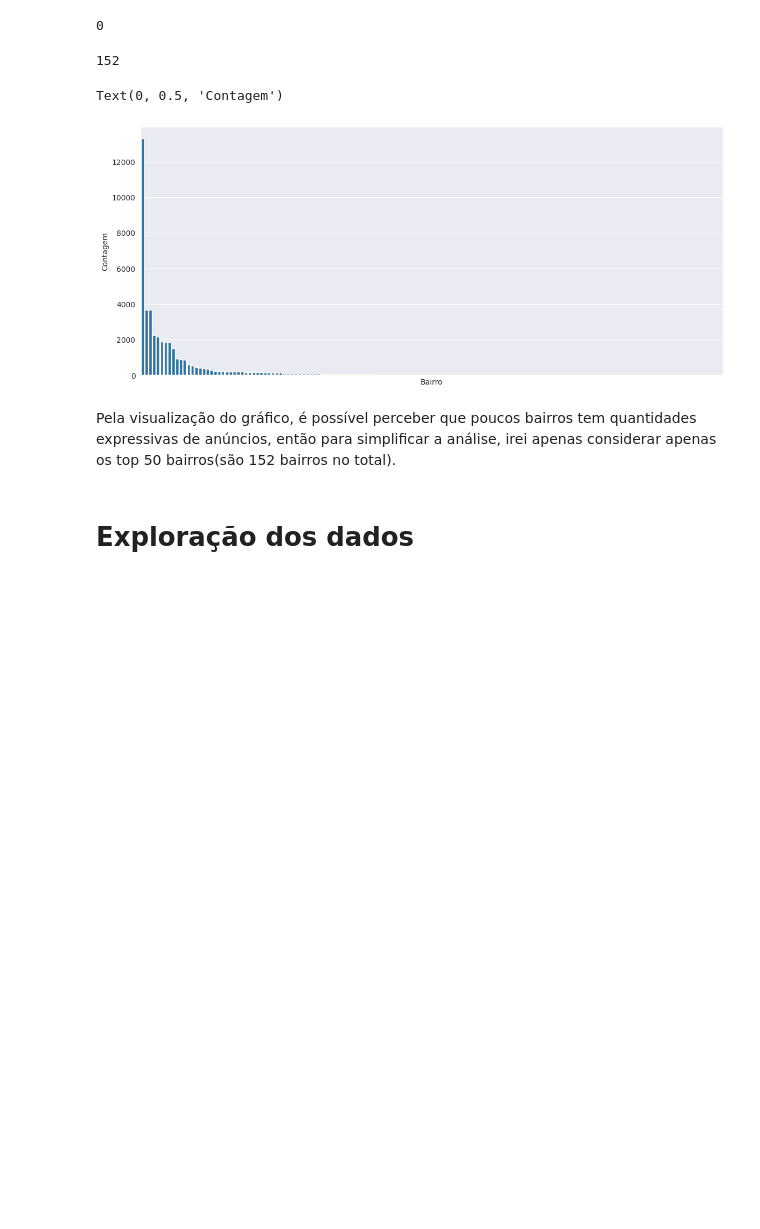
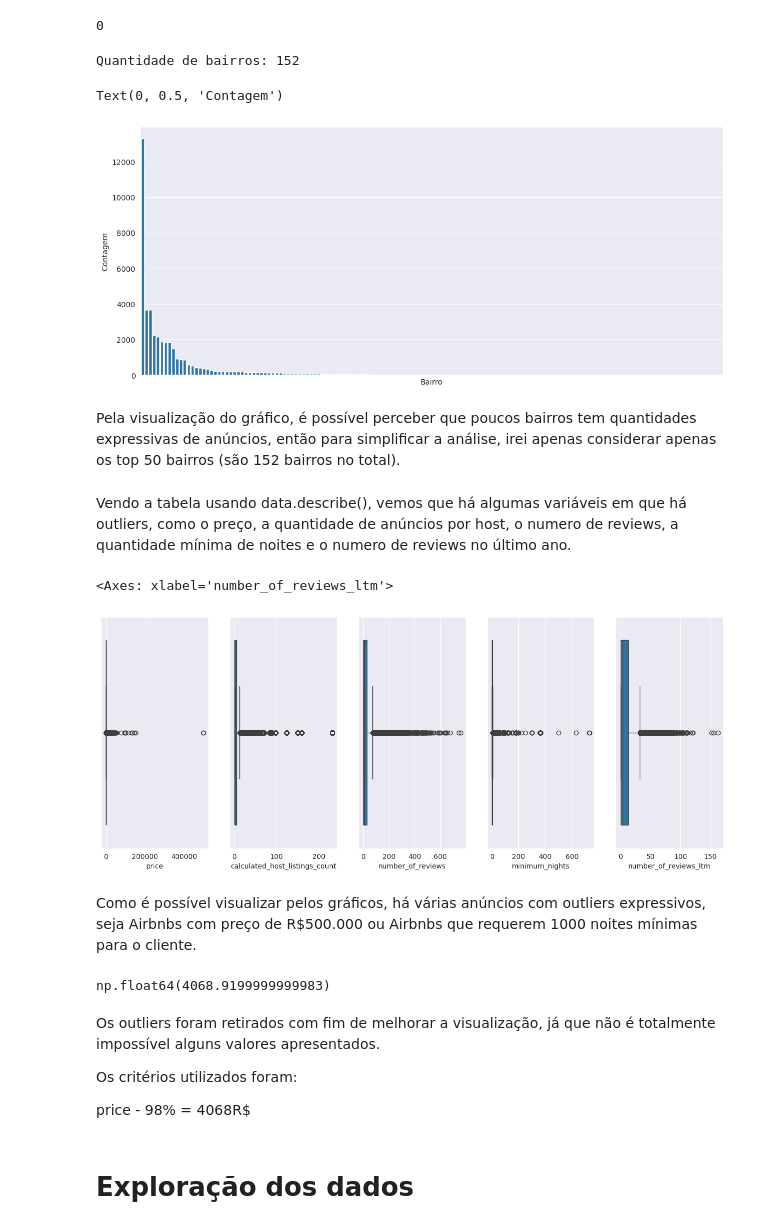
Before and after one commit to pagmaia/datasci-learning-project, a Jupyter notebook: airbnb-analysis.ipynb, the cells around one changed output. Cells and saved outputs as stored; diff of their text form; code cells hidden in the pictures; blank space fills up the shorter version.

```diff
--- a/airbnb-analysis.ipynb
+++ b/airbnb-analysis.ipynb
@@ -83,25 +109,52 @@ print(data.duplicated().sum())
 # %% [output]
 0
 # %%
-# Filtragem dos dados
+# Visualização da quantidade de anúncios por bairro.
 bairros = data["neighbourhood"].value_counts().index
 unicos = data["neighbourhood"].unique()
-print(unicos.size)
+print(f"Quantidade de bairros: {unicos.size}")
 plt.figure(figsize=(14, 6))
 ax = sns.countplot(data = data, x="neighbourhood", order=data["neighbourhood"].value_counts().index)
 ax.set_xticks([])
 ax.set_xlabel("Bairro")
 ax.set_ylabel("Contagem")
 # %% [output]
-152
+Quantidade de bairros: 152
 Text(0, 0.5, 'Contagem')
 [figure]
 # %% [markdown]
-Pela visualização do gráfico, é possível perceber que poucos bairros tem quantidades expressivas de anúncios, então para simplificar a análise, irei apenas considerar apenas os top 50 bairros(são 152 bairros no total).
+Pela visualização do gráfico, é possível perceber que poucos bairros tem quantidades expressivas de anúncios, então para simplificar a análise, irei apenas considerar apenas os top 50 bairros (são 152 bairros no total).
 # %%
 # Filtrando apenas para o top50
 bairros = data["neighbourhood"].value_counts().head(50).index
 data = data[data["neighbourhood"].isin(bairros)]
+# %% [markdown]
+Vendo a tabela usando data.describe(), vemos que há algumas variáveis em que há outliers, como o preço, a quantidade de anúncios por host, o numero de reviews, a quantidade mínima de noites e o numero de reviews no último ano.
+# %%
+# Plotando variáveis com possíveis outliers.
+fig, axes = plt.subplots(ncols=5, figsize=(16, 6))
+
+sns.boxplot(data=data,x="price", ax=axes[0])
+sns.boxplot(data=data, x="calculated_host_listings_count", ax=axes[1])
+sns.boxplot(data=data,x="number_of_reviews", ax=axes[2])
+sns.boxplot(data=data, x="minimum_nights", ax=axes[3])
+sns.boxplot(data=data, x="number_of_reviews_ltm", ax=axes[4])
+# %% [output]
+<Axes: xlabel='number_of_reviews_ltm'>
+[figure, added]
+# %% [markdown]
+Como é possível visualizar pelos gráficos, há várias anúncios com outliers expressivos, seja Airbnbs com preço de R$500.000 ou Airbnbs que requerem 1000 noites mínimas para o cliente.
+# %%
+# Filtragem dos outliers
+data = data[data["price"] <= data["price"].quantile(0.98)]
+# %% [output]
+np.float64(4068.9199999999983)
+# %% [markdown]
+Os outliers foram retirados com fim de melhorar a visualização, já que não é totalmente impossível alguns valores apresentados.
+
+Os critérios utilizados foram:
+
+price - 98% = 4068R$
 # %% [markdown]
 # Exploração dos dados
 # %%
```
Also changed, not shown: parts of 6 cells of this notebook.
